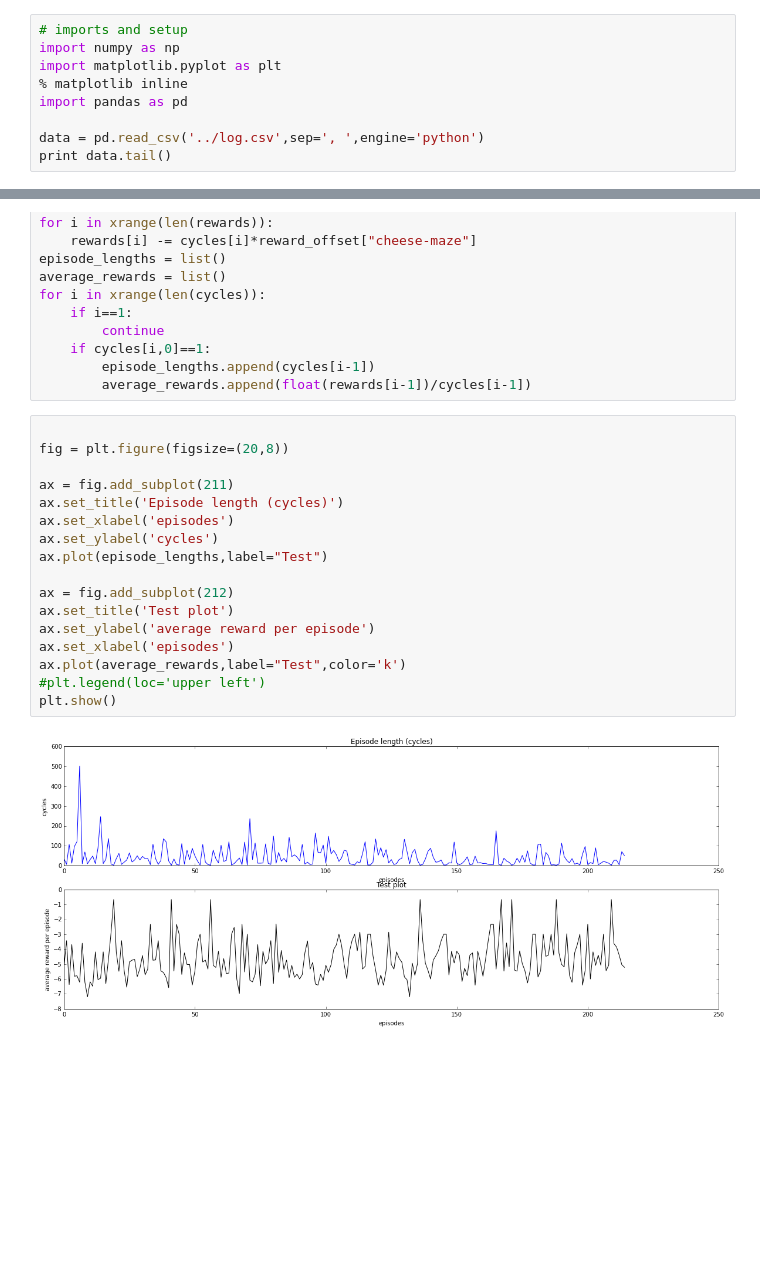
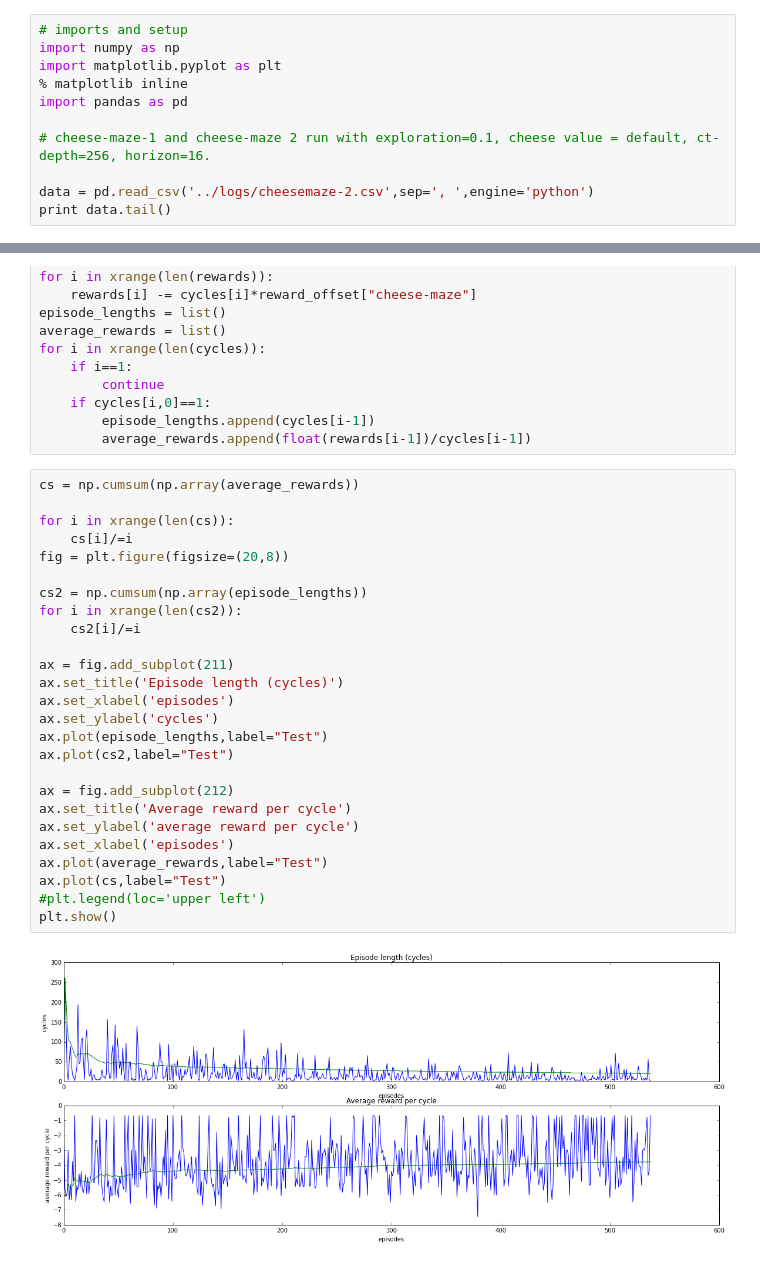
Before and after one commit to rbudzyns/AIXI_2015_Grp3, a Jupyter notebook: final_report/experiments.ipynb, the cells around one changed output, grey strips where cells are left out. Cells and saved outputs as stored; diff of their text form; blank space fills up the shorter version.

```diff
--- a/final_report/experiments.ipynb
+++ b/final_report/experiments.ipynb
@@ -5,6 +5,8 @@ import matplotlib.pyplot as plt
 % matplotlib inline
 import pandas as pd
 
-data = pd.read_csv('../log.csv',sep=', ',engine='python')
+# cheese-maze-1 and cheese-maze 2 run with exploration=0.1, cheese value = default, ct-depth=256, horizon=16.
+
+data = pd.read_csv('../logs/cheesemaze-2.csv',sep=', ',engine='python')
 print data.tail()
 # %% [output]
@@ -40,21 +42,30 @@ for i in xrange(len(cycles)):
         episode_lengths.append(cycles[i-1])
         average_rewards.append(float(rewards[i-1])/cycles[i-1])
 # %%
+cs = np.cumsum(np.array(average_rewards))
 
+for i in xrange(len(cs)):
+    cs[i]/=i
 fig = plt.figure(figsize=(20,8))
+
+cs2 = np.cumsum(np.array(episode_lengths))
+for i in xrange(len(cs2)):
+    cs2[i]/=i
 
 ax = fig.add_subplot(211)
 ax.set_title('Episode length (cycles)')
 ax.set_xlabel('episodes')
 ax.set_ylabel('cycles')
 ax.plot(episode_lengths,label="Test")
+ax.plot(cs2,label="Test")
 
 ax = fig.add_subplot(212)
-ax.set_title('Test plot')
-ax.set_ylabel('average reward per episode')
+ax.set_title('Average reward per cycle')
+ax.set_ylabel('average reward per cycle')
 ax.set_xlabel('episodes')
-ax.plot(average_rewards,label="Test",color='k')
+ax.plot(average_rewards,label="Test")
+ax.plot(cs,label="Test")
 #plt.legend(loc='upper left')
 plt.show()
 # %% [output]
-[figure, old version]
+[figure, new version]
```
Also changed, not shown: parts of 1 cell of this notebook, 1 other file.
